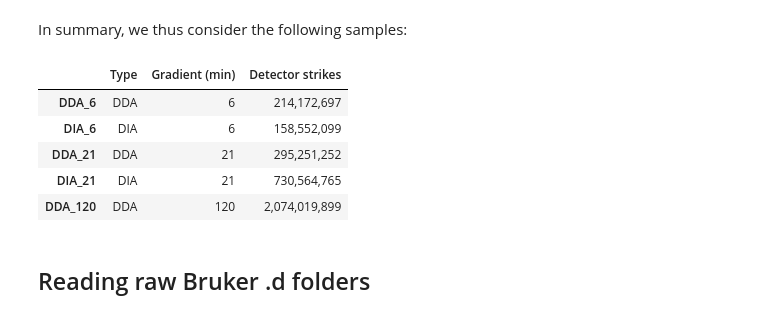
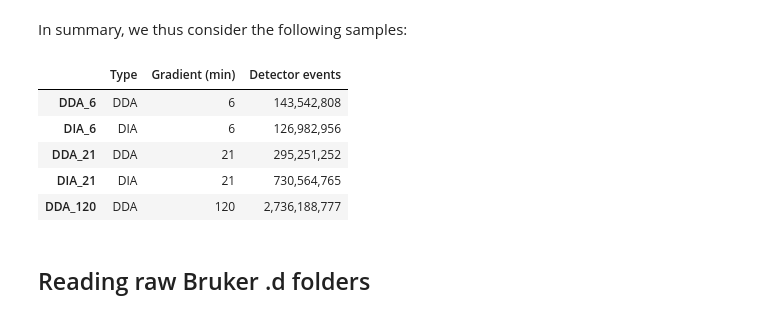
Before and after one commit to MannLabs/alphatims, a Jupyter notebook: nbs/performance.ipynb, the cells around one changed output. Saved outputs shown, nothing was run; the diff lists cells and outputs as text; code cells hidden in the pictures.

```diff
--- a/nbs/performance.ipynb
+++ b/nbs/performance.ipynb
@@ -48,11 +48,12 @@ alphatims.utils.set_progress_callback(None)
 Five samples are used and compared:
 # %%
 file_names = {
-    "DDA_6": "/Users/swillems/Data/alphatims_testing/20201016_tims03_Evo03_PS_MA_HeLa_200ng_DDA_06-15_5_6min_4cm_S1-A1_1_21717.d",
-    "DIA_6": "/Users/swillems/Data/alphatims_testing/20201016_tims03_Evo03_PS_SA_HeLa_200ng_300-1200_2steps_16scans_06-15_5_6min_4cm_S1-A4_1_21720.d",
+    "DDA_6": "/Users/swillems/Data/alphatims_testing/20210510_TIMS03_EVO03_PaSk_MA_HeLa_50ng_5_6min_DDA_S1-B1_1_25185.d",
+    "DIA_6": "/Users/swillems/Data/alphatims_testing/20210510_TIMS03_EVO03_PaSk_SA_HeLa_50ng_5_6min_DIA_high_speed_S1-B2_1_25186.d",
     "DDA_21": "/Users/swillems/Data/alphatims_testing/20201207_tims03_Evo03_PS_SA_HeLa_200ng_EvoSep_prot_DDA_21min_8cm_S1-C10_1_22476.d",
     "DIA_21": "/Users/swillems/Data/alphatims_testing/20201207_tims03_Evo03_PS_SA_HeLa_200ng_EvoSep_prot_high_speed_21min_8cm_S1-C8_1_22474.d",
-    "DDA_120": "/Users/swillems/Data/alphatims_testing/HeLa_200ng_1428.d"
+    "DDA_120": "/Users/swillems/Data/alphatims_testing/20210507_TIMS01_LC01_PaSk_MA_HeLa_400ng_ddaAPSEF_A1_1_7545.d",
+#     "DIA_120": "/Users/swillems/Data/alphatims_testing/20210507_TIMS01_LC01_PaSk_SA_HeLa_400ng_diaPASEF_high_speed_A1_1_7546.d",
 }
 overview = pd.DataFrame(index=file_names.keys())
 overview["Type"] = pd.Series({x: x.split("_")[0] for x in file_names})
@@ -64,10 +65,11 @@ import logging
 import alphatims.bruker
 
 timstof_objects = {}
-detector_strikes = {}
+detector_events = {}
 for sample_id, file_name in file_names.items():
     logging.info(f"Initial loading of {sample_id}")
     timstof_objects[sample_id] = alphatims.bruker.TimsTOF(file_name)
-    detector_strikes[sample_id] = len(timstof_objects[sample_id])
+    detector_events[sample_id] = len(timstof_objects[sample_id])
     logging.info("")
+overview["Detector events"] = pd.Series(detector_events)
 # %% [output]
@@ -91,18 +93,14 @@ for sample_id, file_name in file_names.items():
-# %%
-overview["Detector strikes"] = pd.Series(detector_strikes).apply(
-    lambda x : f"{x:,}"
-)
 # %% [markdown]
 In summary, we thus consider the following samples:
-# %%
-overview
-# %% [output]
-|  | Type | Gradient (min) | Detector strikes |
-| DDA_6 | DDA | 6 | 214,172,697 |
-| DIA_6 | DIA | 6 | 158,552,099 |
-| DDA_21 | DDA | 21 | 295,251,252 |
-| DIA_21 | DIA | 21 | 730,564,765 |
-| DDA_120 | DDA | 120 | 2,074,019,899 |
+# %%
+overview.style.format({"Detector events": "{:,}"})
+# %% [output]
+|  | Type | Gradient (min) | Detector events |
+| DDA_6 | DDA | 6 | 143,542,808 |
+| DIA_6 | DIA | 6 | 126,982,956 |
+| DDA_21 | DDA | 21 | 295,251,252 |
+| DIA_21 | DIA | 21 | 730,564,765 |
+| DDA_120 | DDA | 120 | 2,736,188,777 |
 # %% [markdown]
 ## Reading raw Bruker .d folders
 # %% [markdown]
```
Also changed, not shown: parts of 15 cells of this notebook, 11 other files.
